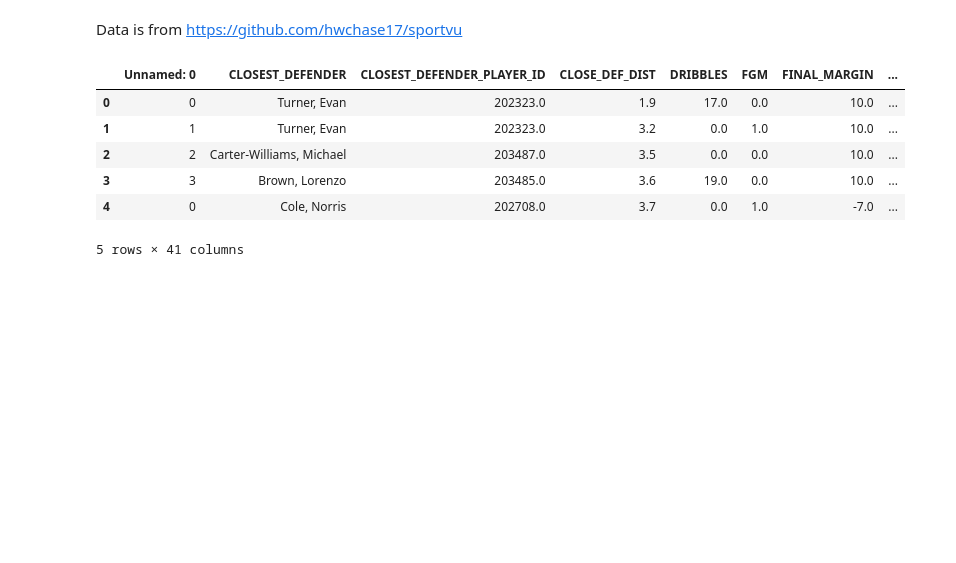
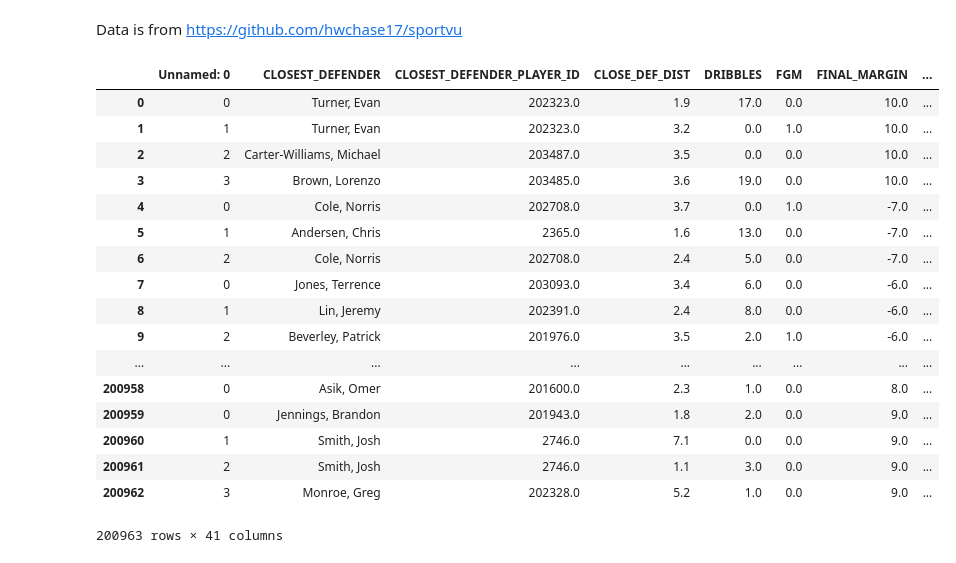
Before and after one commit to geoffpoon/nba_shot_chart, a Jupyter notebook: scripts/init_EDA.ipynb, the cells around one changed output. Cells and saved outputs as stored; diff of their text form; code cells hidden in the pictures; blank space fills up the shorter version.

```diff
--- a/scripts/init_EDA.ipynb
+++ b/scripts/init_EDA.ipynb
@@ -14,14 +17,25 @@ sns.set_context("notebook", font_scale=1.5)
 Data is from https://github.com/hwchase17/sportvu
 # %%
 full_DatFrame = pd.read_csv('../dat/joined_shots_2013.csv')
-full_DatFrame[:5]
+full_DatFrame
 # %% [output]
 |  | Unnamed: 0 | CLOSEST_DEFENDER | CLOSEST_DEFENDER_PLAYER_ID | CLOSE_DEF_DIST | DRIBBLES | FGM | FINAL_MARGIN | ... |
 | 0 | 0 | Turner, Evan | 202323.0 | 1.9 | 17.0 | 0.0 | 10.0 | ... |
 | 1 | 1 | Turner, Evan | 202323.0 | 3.2 | 0.0 | 1.0 | 10.0 | ... |
 | 2 | 2 | Carter-Williams, Michael | 203487.0 | 3.5 | 0.0 | 0.0 | 10.0 | ... |
 | 3 | 3 | Brown, Lorenzo | 203485.0 | 3.6 | 19.0 | 0.0 | 10.0 | ... |
 | 4 | 0 | Cole, Norris | 202708.0 | 3.7 | 0.0 | 1.0 | -7.0 | ... |
+| 5 | 1 | Andersen, Chris | 2365.0 | 1.6 | 13.0 | 0.0 | -7.0 | ... |
+| 6 | 2 | Cole, Norris | 202708.0 | 2.4 | 5.0 | 0.0 | -7.0 | ... |
+| 7 | 0 | Jones, Terrence | 203093.0 | 3.4 | 6.0 | 0.0 | -6.0 | ... |
+| 8 | 1 | Lin, Jeremy | 202391.0 | 2.4 | 8.0 | 0.0 | -6.0 | ... |
+| 9 | 2 | Beverley, Patrick | 201976.0 | 3.5 | 2.0 | 1.0 | -6.0 | ... |
+| ... | ... | ... | ... | ... | ... | ... | ... | ... |
+| 200958 | 0 | Asik, Omer | 201600.0 | 2.3 | 1.0 | 0.0 | 8.0 | ... |
+| 200959 | 0 | Jennings, Brandon | 201943.0 | 1.8 | 2.0 | 0.0 | 9.0 | ... |
+| 200960 | 1 | Smith, Josh | 2746.0 | 7.1 | 0.0 | 0.0 | 9.0 | ... |
+| 200961 | 2 | Smith, Josh | 2746.0 | 1.1 | 3.0 | 0.0 | 9.0 | ... |
+| 200962 | 3 | Monroe, Greg | 202328.0 | 5.2 | 1.0 | 0.0 | 9.0 | ... |
-5 rows × 41 columns
+200963 rows × 41 columns
 # %%
 full_DatFrame.keys()
```
Also changed, not shown: parts of 19 cells of this notebook, 3 other files.
